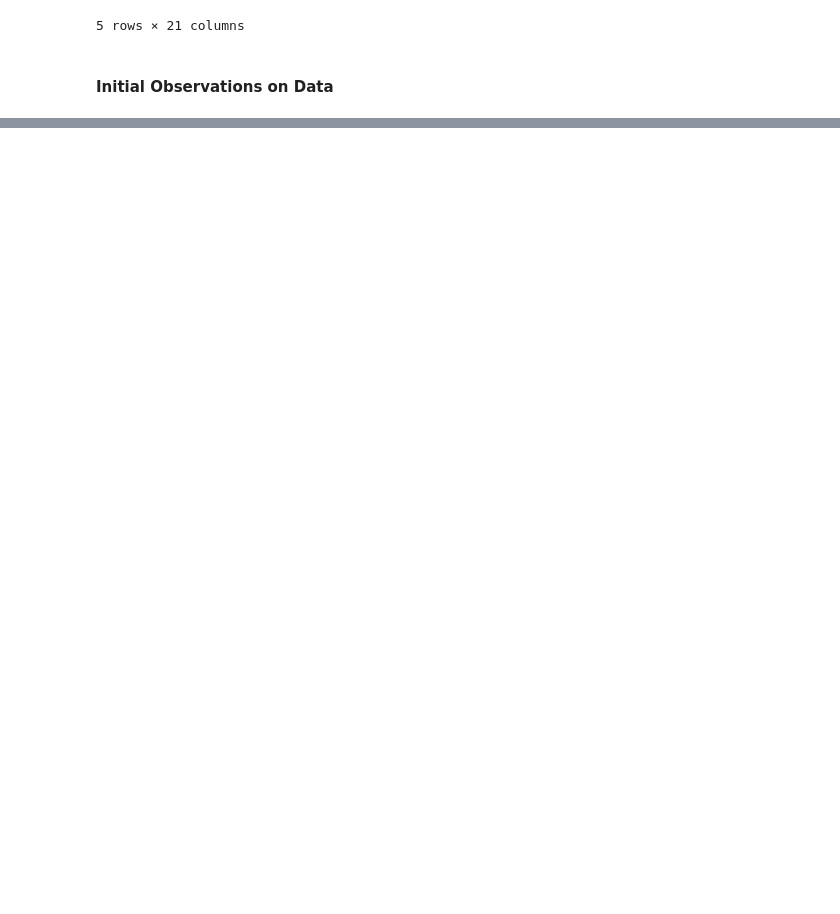
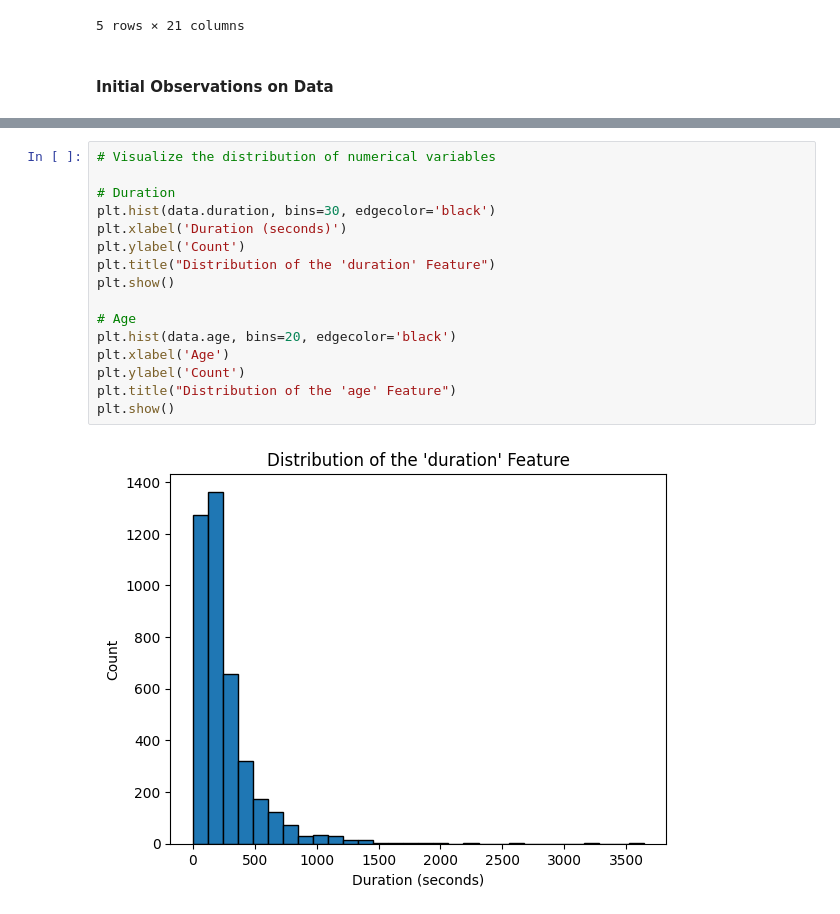
Before and after one commit to Declamski/ML_foundations_data_preparation, a Jupyter notebook: assignment_1_declan_vandam.ipynb, the cells around one changed output, grey strips where cells are left out. Saved outputs shown, nothing was run; the diff lists cells and outputs as text; blank space fills up the shorter version.

```diff
--- a/assignment_1_declan_vandam.ipynb
+++ b/assignment_1_declan_vandam.ipynb
@@ -44,0 +119,18 @@ Categorial features: Index(['job', 'marital', 'education', 'default', 'housing',
+# %%
+# Visualize the distribution of numerical variables
+
+# Duration
+plt.hist(data.duration, bins=30, edgecolor='black')
+plt.xlabel('Duration (seconds)')
+plt.ylabel('Count')
+plt.title("Distribution of the 'duration' Feature")
+plt.show()
+
+# Age
+plt.hist(data.age, bins=20, edgecolor='black')
+plt.xlabel('Age')
+plt.ylabel('Count')
+plt.title("Distribution of the 'age' Feature")
+plt.show()
+# %% [output]
+[figure, added]
```
Also changed, not shown: parts of 23 cells of this notebook, 1 other file.
